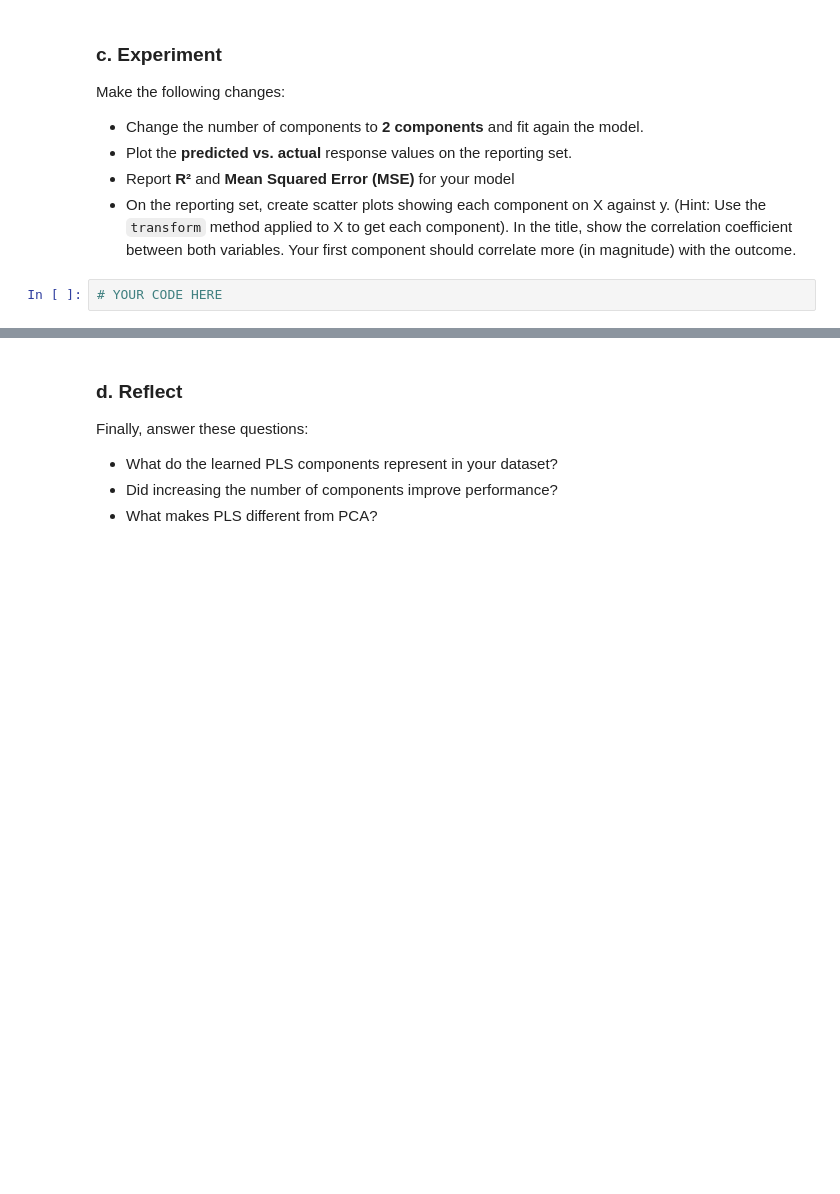
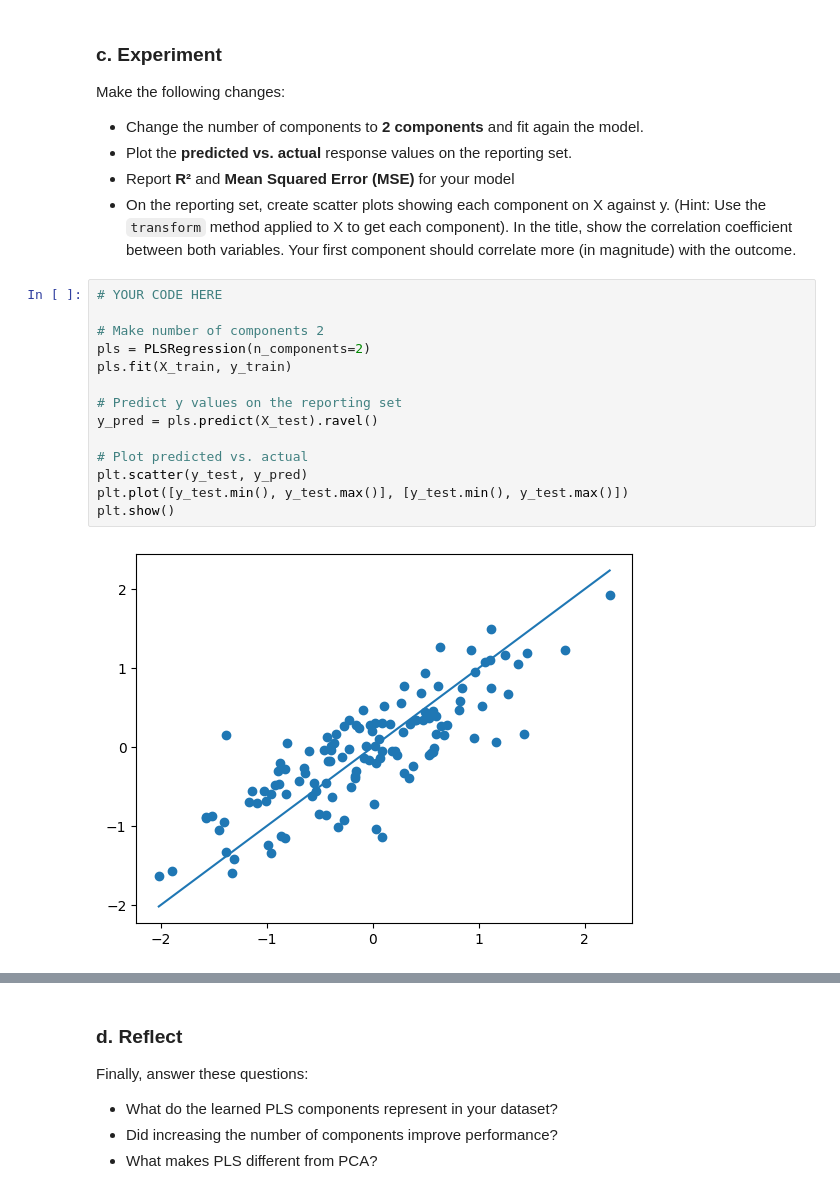
Before and after one commit to james-torgerson/ds4021_lab01, a Jupyter notebook: 01-partial-least-squares.ipynb, the cells around one changed output, grey strips where cells are left out. Drawn from its saved outputs; the diff is of its cells as text; blank space fills up the shorter version.

```diff
--- a/01-partial-least-squares.ipynb
+++ b/01-partial-least-squares.ipynb
@@ -85,3 +85,17 @@ Make the following changes:
 - On the reporting set, create scatter plots showing each component on X against y. (Hint: Use the `transform` method applied to X to get each component). In the title, show the correlation coefficient between both variables. Your first component should correlate more (in magnitude) with the outcome.
 # %%
 # YOUR CODE HERE
+
+# Make number of components 2
+pls = PLSRegression(n_components=2)
+pls.fit(X_train, y_train)
+
+# Predict y values on the reporting set
+y_pred = pls.predict(X_test).ravel()
+
+# Plot predicted vs. actual
+plt.scatter(y_test, y_pred)
+plt.plot([y_test.min(), y_test.max()], [y_test.min(), y_test.max()])
+plt.show()
+# %% [output]
+[figure, added]
```
Also changed, not shown: parts of 7 cells of this notebook.
